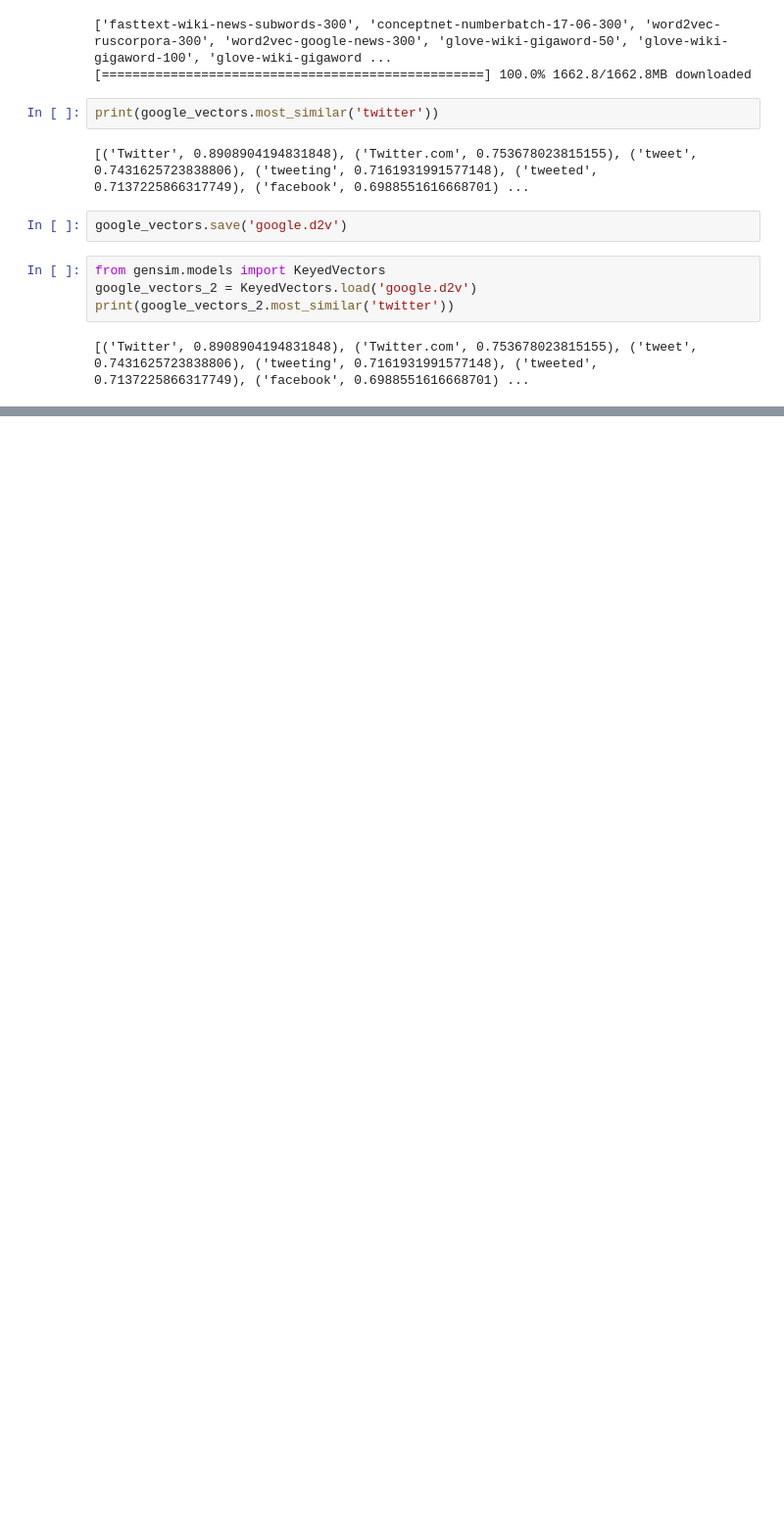
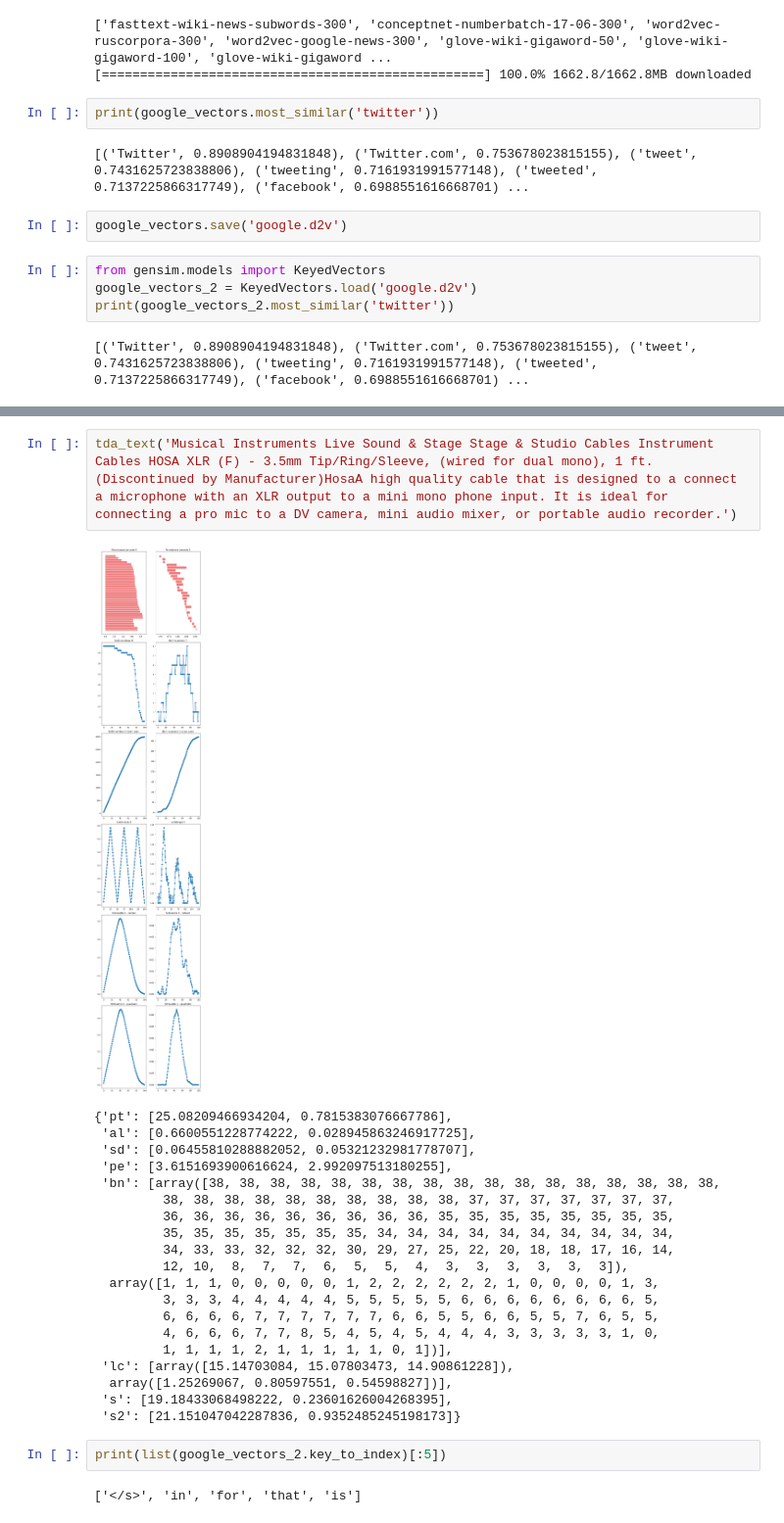
Before and after one commit to EstherRH00/TDA-Notebooks, a Jupyter notebook: Text investigation + TDA.ipynb, the cells around one changed output, grey strips where cells are left out. Shown at 98% size. Saved outputs shown, nothing was run; the diff lists cells and outputs as text; blank space fills up the shorter version.

```diff
--- a/Text investigation + TDA.ipynb
+++ b/Text investigation + TDA.ipynb
@@ -389,0 +506,27 @@ print(list(google_vectors_2.key_to_index)[:5])
+# %%
+tda_text('Musical Instruments Live Sound & Stage Stage & Studio Cables Instrument Cables HOSA XLR (F) - 3.5mm Tip/Ring/Sleeve, (wired for dual mono), 1 ft. (Discontinued by Manufacturer)HosaA high quality cable that is designed to a connect a microphone with an XLR output to a mini mono phone input. It is ideal for connecting a pro mic to a DV camera, mini audio mixer, or portable audio recorder.')
+# %% [output]
+[figure, added]
+{'pt': [25.08209466934204, 0.7815383076667786],
+ 'al': [0.6600551228774222, 0.028945863246917725],
+ 'sd': [0.06455810288882052, 0.05321232981778707],
+ 'pe': [3.6151693900616624, 2.992097513180255],
+ 'bn': [array([38, 38, 38, 38, 38, 38, 38, 38, 38, 38, 38, 38, 38, 38, 38, 38, 38,
+         38, 38, 38, 38, 38, 38, 38, 38, 38, 38, 37, 37, 37, 37, 37, 37, 37,
+         36, 36, 36, 36, 36, 36, 36, 36, 36, 35, 35, 35, 35, 35, 35, 35, 35,
+         35, 35, 35, 35, 35, 35, 35, 34, 34, 34, 34, 34, 34, 34, 34, 34, 34,
+         34, 33, 33, 32, 32, 32, 30, 29, 27, 25, 22, 20, 18, 18, 17, 16, 14,
+         12, 10,  8,  7,  7,  6,  5,  5,  4,  3,  3,  3,  3,  3,  3]),
+  array([1, 1, 1, 0, 0, 0, 0, 0, 1, 2, 2, 2, 2, 2, 2, 1, 0, 0, 0, 0, 1, 3,
+         3, 3, 3, 4, 4, 4, 4, 4, 5, 5, 5, 5, 5, 6, 6, 6, 6, 6, 6, 6, 6, 5,
+         6, 6, 6, 6, 7, 7, 7, 7, 7, 7, 6, 6, 5, 5, 6, 6, 5, 5, 7, 6, 5, 5,
+         4, 6, 6, 6, 7, 7, 8, 5, 4, 5, 4, 5, 4, 4, 4, 3, 3, 3, 3, 3, 1, 0,
+         1, 1, 1, 1, 2, 1, 1, 1, 1, 1, 0, 1])],
+ 'lc': [array([15.14703084, 15.07803473, 14.90861228]),
+  array([1.25269067, 0.80597551, 0.54598827])],
+ 's': [19.18433068498222, 0.23601626004268395],
+ 's2': [21.151047042287836, 0.9352485245198173]}
+# %%
+print(list(google_vectors_2.key_to_index)[:5])
+# %% [output]
+['</s>', 'in', 'for', 'that', 'is']
```
Also changed, not shown: parts of 9 cells of this notebook.
